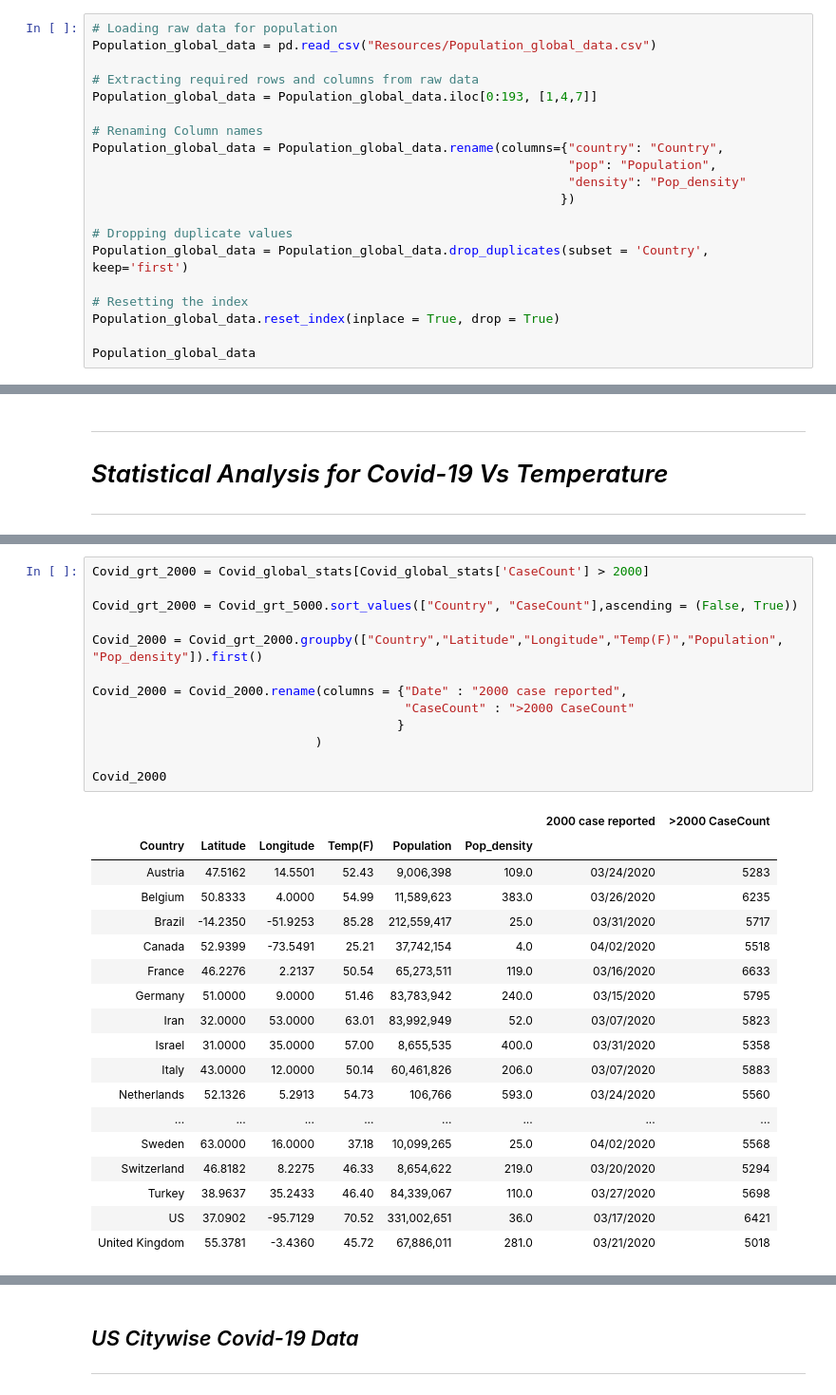
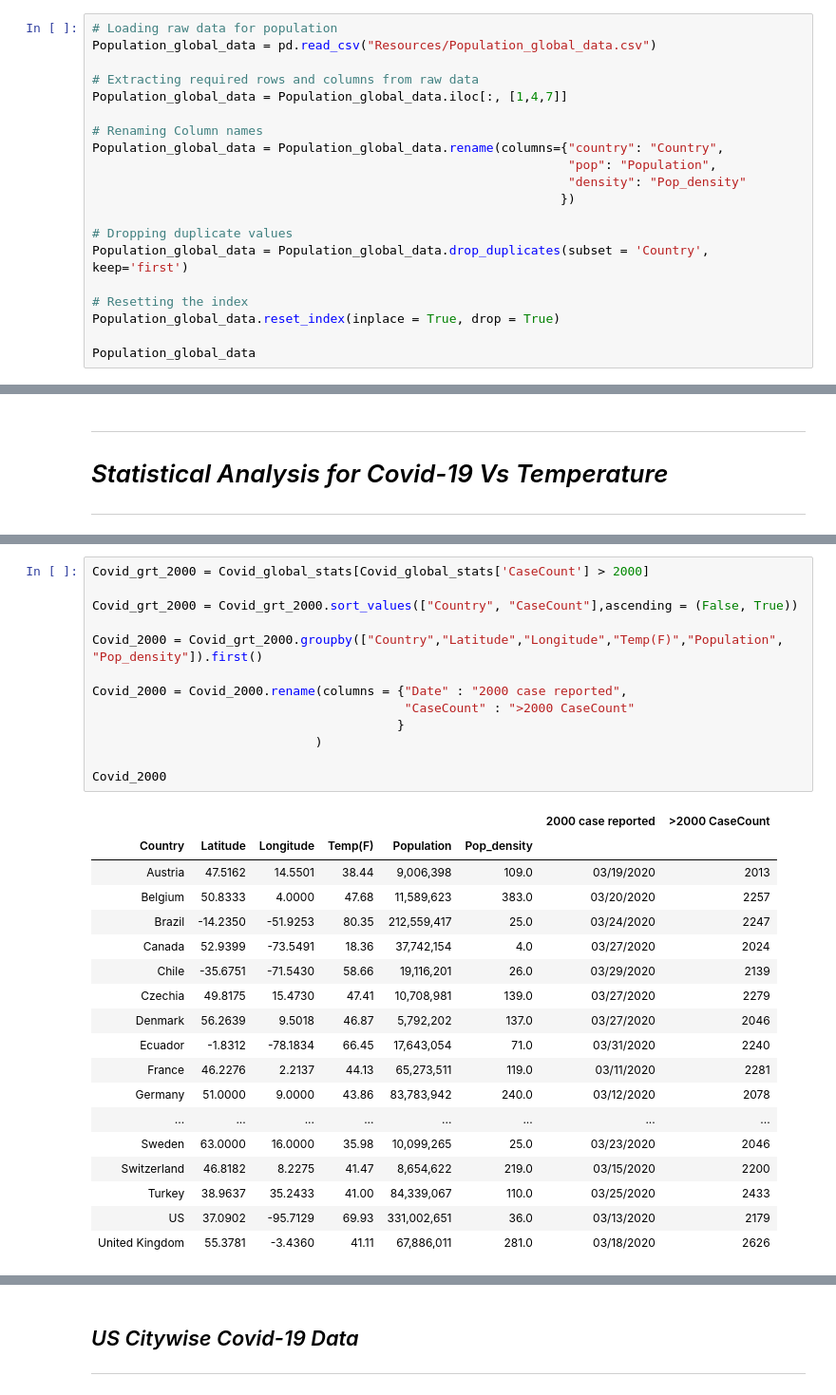
Before and after one commit to Latha-G/Covid-19-Trends, a Jupyter notebook: Covid_Global_Recent.ipynb, the cells around one changed output, grey strips where cells are left out. Shown at 95% size. Saved outputs shown, nothing was run; the diff lists cells and outputs as text.

Commit message:
Swarna added Covid-19-Trends recent6

```diff
--- a/Covid_Global_Recent.ipynb
+++ b/Covid_Global_Recent.ipynb
@@ -110,7 +114,7 @@ Covid_global_data["Temp(F)"] = temperatures
 Population_global_data = pd.read_csv("Resources/Population_global_data.csv")
 
 # Extracting required rows and columns from raw data
-Population_global_data = Population_global_data.iloc[0:193, [1,4,7]]
+Population_global_data = Population_global_data.iloc[:, [1,4,7]]
 
 # Renaming Column names
 Population_global_data = Population_global_data.rename(columns={"country": "Country",
@@ -480,35 +482,35 @@ Covid_spread
 # %%
 Covid_grt_2000 = Covid_global_stats[Covid_global_stats['CaseCount'] > 2000]
 
-Covid_grt_2000 = Covid_grt_5000.sort_values(["Country", "CaseCount"],ascending = (False, True))
+Covid_grt_2000 = Covid_grt_2000.sort_values(["Country", "CaseCount"],ascending = (False, True))
 
 Covid_2000 = Covid_grt_2000.groupby(["Country","Latitude","Longitude","Temp(F)","Population", "Pop_density"]).first()
 
 Covid_2000 = Covid_2000.rename(columns = {"Date" : "2000 case reported",
                                           "CaseCount" : ">2000 CaseCount"
                                          }
                               )
 
 Covid_2000
 # %% [output]
 |  |  |  |  |  |  | 2000 case reported | >2000 CaseCount |
 | Country | Latitude | Longitude | Temp(F) | Population | Pop_density |  |  |
-| Austria | 47.5162 | 14.5501 | 52.43 | 9,006,398 | 109.0 | 03/24/2020 | 5283 |
-| Belgium | 50.8333 | 4.0000 | 54.99 | 11,589,623 | 383.0 | 03/26/2020 | 6235 |
-| Brazil | -14.2350 | -51.9253 | 85.28 | 212,559,417 | 25.0 | 03/31/2020 | 5717 |
-| Canada | 52.9399 | -73.5491 | 25.21 | 37,742,154 | 4.0 | 04/02/2020 | 5518 |
-| France | 46.2276 | 2.2137 | 50.54 | 65,273,511 | 119.0 | 03/16/2020 | 6633 |
-| Germany | 51.0000 | 9.0000 | 51.46 | 83,783,942 | 240.0 | 03/15/2020 | 5795 |
-| Iran | 32.0000 | 53.0000 | 63.01 | 83,992,949 | 52.0 | 03/07/2020 | 5823 |
-| Israel | 31.0000 | 35.0000 | 57.00 | 8,655,535 | 400.0 | 03/31/2020 | 5358 |
-| Italy | 43.0000 | 12.0000 | 50.14 | 60,461,826 | 206.0 | 03/07/2020 | 5883 |
-| Netherlands | 52.1326 | 5.2913 | 54.73 | 106,766 | 593.0 | 03/24/2020 | 5560 |
+| Austria | 47.5162 | 14.5501 | 38.44 | 9,006,398 | 109.0 | 03/19/2020 | 2013 |
+| Belgium | 50.8333 | 4.0000 | 47.68 | 11,589,623 | 383.0 | 03/20/2020 | 2257 |
+| Brazil | -14.2350 | -51.9253 | 80.35 | 212,559,417 | 25.0 | 03/24/2020 | 2247 |
+| Canada | 52.9399 | -73.5491 | 18.36 | 37,742,154 | 4.0 | 03/27/2020 | 2024 |
+| Chile | -35.6751 | -71.5430 | 58.66 | 19,116,201 | 26.0 | 03/29/2020 | 2139 |
+| Czechia | 49.8175 | 15.4730 | 47.41 | 10,708,981 | 139.0 | 03/27/2020 | 2279 |
+| Denmark | 56.2639 | 9.5018 | 46.87 | 5,792,202 | 137.0 | 03/27/2020 | 2046 |
+| Ecuador | -1.8312 | -78.1834 | 66.45 | 17,643,054 | 71.0 | 03/31/2020 | 2240 |
+| France | 46.2276 | 2.2137 | 44.13 | 65,273,511 | 119.0 | 03/11/2020 | 2281 |
+| Germany | 51.0000 | 9.0000 | 43.86 | 83,783,942 | 240.0 | 03/12/2020 | 2078 |
 | ... | ... | ... | ... | ... | ... | ... | ... |
-| Sweden | 63.0000 | 16.0000 | 37.18 | 10,099,265 | 25.0 | 04/02/2020 | 5568 |
-| Switzerland | 46.8182 | 8.2275 | 46.33 | 8,654,622 | 219.0 | 03/20/2020 | 5294 |
-| Turkey | 38.9637 | 35.2433 | 46.40 | 84,339,067 | 110.0 | 03/27/2020 | 5698 |
-| US | 37.0902 | -95.7129 | 70.52 | 331,002,651 | 36.0 | 03/17/2020 | 6421 |
-| United Kingdom | 55.3781 | -3.4360 | 45.72 | 67,886,011 | 281.0 | 03/21/2020 | 5018 |
+| Sweden | 63.0000 | 16.0000 | 35.98 | 10,099,265 | 25.0 | 03/23/2020 | 2046 |
+| Switzerland | 46.8182 | 8.2275 | 41.47 | 8,654,622 | 219.0 | 03/15/2020 | 2200 |
+| Turkey | 38.9637 | 35.2433 | 41.00 | 84,339,067 | 110.0 | 03/25/2020 | 2433 |
+| US | 37.0902 | -95.7129 | 69.93 | 331,002,651 | 36.0 | 03/13/2020 | 2179 |
+| United Kingdom | 55.3781 | -3.4360 | 41.11 | 67,886,011 | 281.0 | 03/18/2020 | 2626 |
 # %%
 Covid_spread_df = pd.merge(Covid_spread, Covid_2000,
                         on = ["Country","Latitude","Longitude",
```
Also changed, not shown: parts of 28 cells of this notebook, 2 other files.
